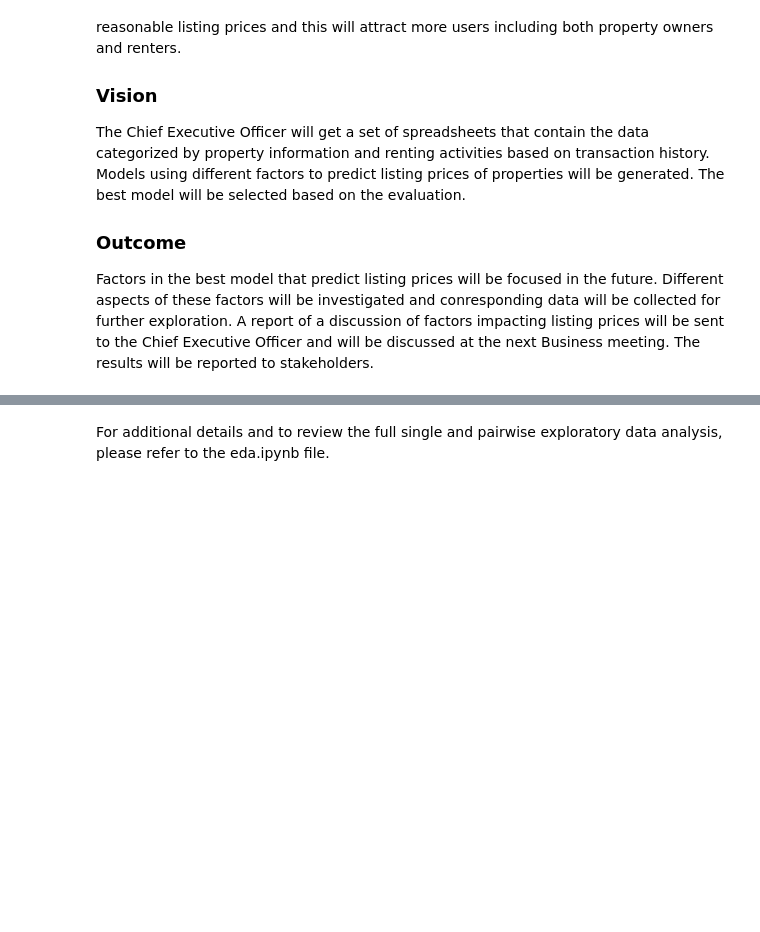
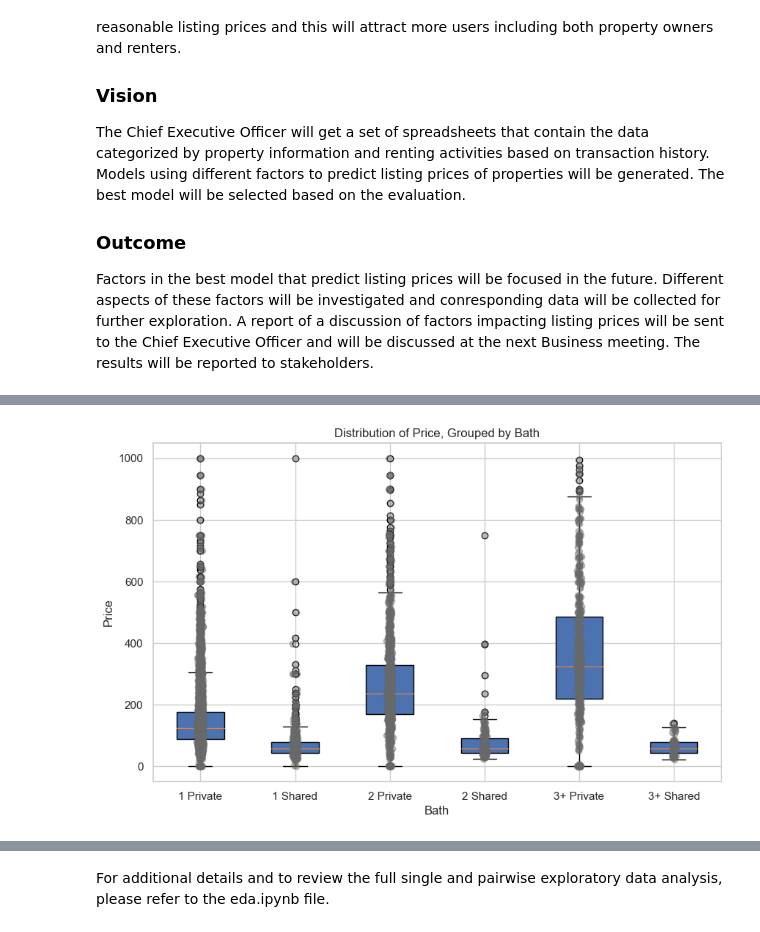
Before and after one commit to carleen/group4_ds_project, a Jupyter notebook: report.ipynb, the cells around one changed output, grey strips where cells are left out. Saved outputs shown, nothing was run; the diff lists cells and outputs as text; code cells hidden in the pictures; blank space fills up the shorter version.

```diff
--- a/report.ipynb
+++ b/report.ipynb
@@ -148,0 +142,4 @@ For listings with private bathrooms, the prices tend to increase with more bathr
+# %%
+Image('./images/bathroom_pairwise.png', width=700)
+# %% [output]
+[figure, added]
```
Also changed, not shown: parts of 10 cells of this notebook, 1 other file.
